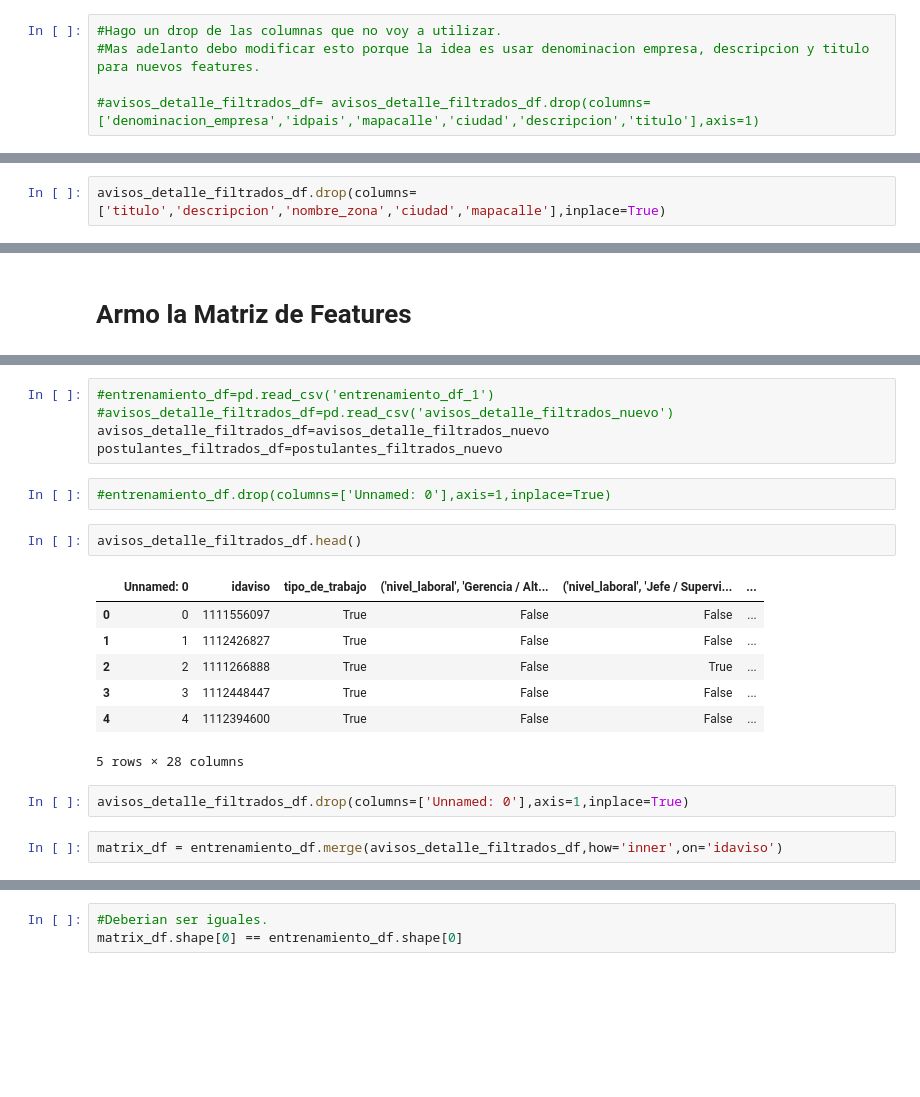
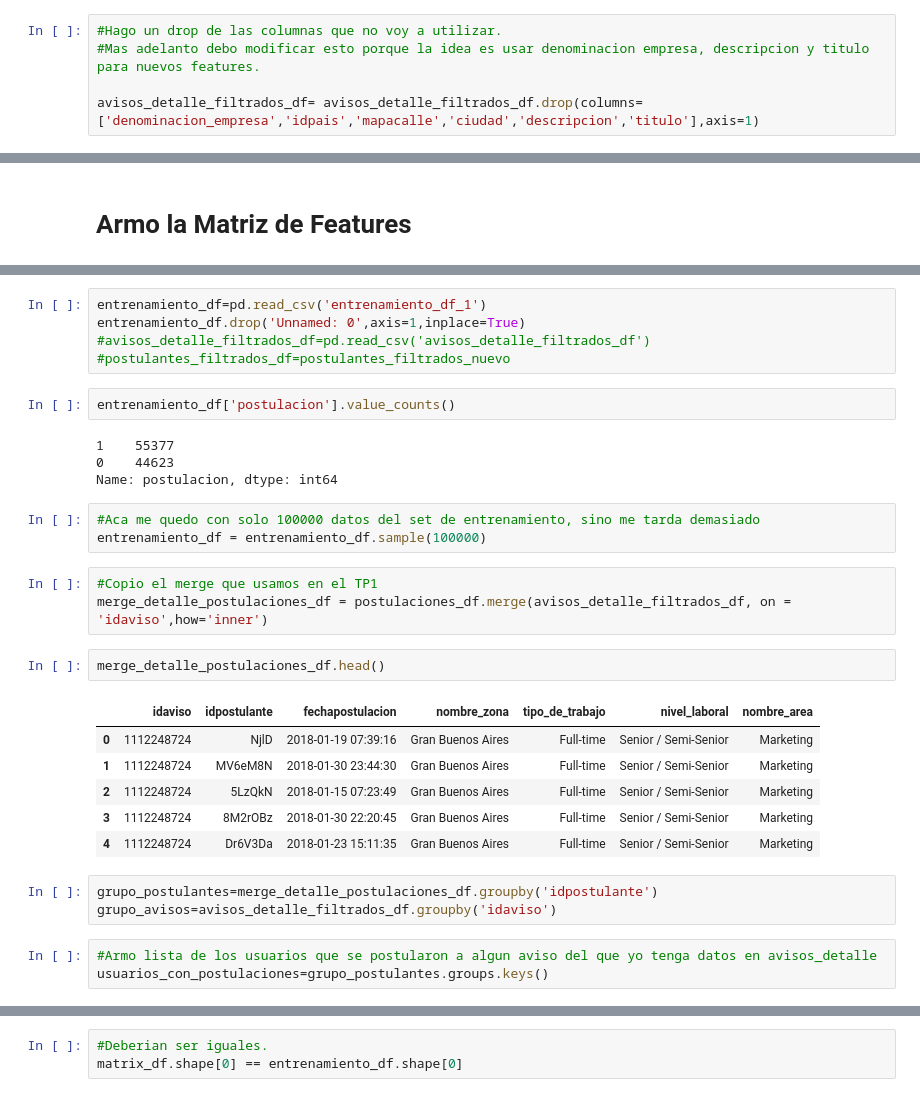
Before and after one commit to Andivisciglio/TP2-OrganizacionDeDatos-Grupo28, a Jupyter notebook: TP2-provisorio.ipynb, the cells around one changed output, grey strips where cells are left out. Cells and saved outputs as stored; diff of their text form; blank space fills up the shorter version.

```diff
--- a/TP2-provisorio.ipynb
+++ b/TP2-provisorio.ipynb
@@ -384,7 +384,7 @@ Hago la conversion de variables categoricas a variables numericas
 #Hago un drop de las columnas que no voy a utilizar.
 #Mas adelanto debo modificar esto porque la idea es usar denominacion empresa, descripcion y titulo para nuevos features.
 
-#avisos_detalle_filtrados_df= avisos_detalle_filtrados_df.drop(columns=['denominacion_empresa','idpais','mapacalle','ciudad','descripcion','titulo'],axis=1)
+avisos_detalle_filtrados_df= avisos_detalle_filtrados_df.drop(columns=['denominacion_empresa','idpais','mapacalle','ciudad','descripcion','titulo'],axis=1)
 # %%
 avisos_detalle_filtrados_df.head()
 # %% [output]
@@ -464,2 +459,0 @@ Hago drop de columnas que por ahora no uso
-# %%
-avisos_detalle_filtrados_df.drop(columns=['titulo','descripcion','nombre_zona','ciudad','mapacalle'],inplace=True)
@@ -1356,21 +693,32 @@ avisos_detalle_df.idaviso.unique().shape
 # %%
-#entrenamiento_df=pd.read_csv('entrenamiento_df_1')
-#avisos_detalle_filtrados_df=pd.read_csv('avisos_detalle_filtrados_nuevo')
-avisos_detalle_filtrados_df=avisos_detalle_filtrados_nuevo
-postulantes_filtrados_df=postulantes_filtrados_nuevo
+entrenamiento_df=pd.read_csv('entrenamiento_df_1')
+entrenamiento_df.drop('Unnamed: 0',axis=1,inplace=True)
+#avisos_detalle_filtrados_df=pd.read_csv('avisos_detalle_filtrados_df')
+#postulantes_filtrados_df=postulantes_filtrados_nuevo
-# %%
-#entrenamiento_df.drop(columns=['Unnamed: 0'],axis=1,inplace=True)
+# %%
+entrenamiento_df['postulacion'].value_counts()
+# %% [output]
+1    55377
+0    44623
+Name: postulacion, dtype: int64
+# %%
+#Aca me quedo con solo 100000 datos del set de entrenamiento, sino me tarda demasiado
+entrenamiento_df = entrenamiento_df.sample(100000)
+# %%
+#Copio el merge que usamos en el TP1
+merge_detalle_postulaciones_df = postulaciones_df.merge(avisos_detalle_filtrados_df, on = 'idaviso',how='inner')
 # %%
-avisos_detalle_filtrados_df.head()
+merge_detalle_postulaciones_df.head()
 # %% [output]
-|  | Unnamed: 0 | idaviso | tipo_de_trabajo | ('nivel_laboral', 'Gerencia / Alt... | ('nivel_laboral', 'Jefe / Supervi... | ... |
-| 0 | 0 | 1111556097 | True | False | False | ... |
-| 1 | 1 | 1112426827 | True | False | False | ... |
-| 2 | 2 | 1111266888 | True | False | True | ... |
-| 3 | 3 | 1112448447 | True | False | False | ... |
-| 4 | 4 | 1112394600 | True | False | False | ... |
+|  | idaviso | idpostulante | fechapostulacion | nombre_zona | tipo_de_trabajo | nivel_laboral | nombre_area |
+| 0 | 1112248724 | NjlD | 2018-01-19 07:39:16 | Gran Buenos Aires | Full-time | Senior / Semi-Senior | Marketing |
+| 1 | 1112248724 | MV6eM8N | 2018-01-30 23:44:30 | Gran Buenos Aires | Full-time | Senior / Semi-Senior | Marketing |
+| 2 | 1112248724 | 5LzQkN | 2018-01-15 07:23:49 | Gran Buenos Aires | Full-time | Senior / Semi-Senior | Marketing |
+| 3 | 1112248724 | 8M2rOBz | 2018-01-30 22:20:45 | Gran Buenos Aires | Full-time | Senior / Semi-Senior | Marketing |
+| 4 | 1112248724 | Dr6V3Da | 2018-01-23 15:11:35 | Gran Buenos Aires | Full-time | Senior / Semi-Senior | Marketing |
-5 rows × 28 columns
-# %%
-avisos_detalle_filtrados_df.drop(columns=['Unnamed: 0'],axis=1,inplace=True)
-# %%
-matrix_df = entrenamiento_df.merge(avisos_detalle_filtrados_df,how='inner',on='idaviso')
+# %%
+grupo_postulantes=merge_detalle_postulaciones_df.groupby('idpostulante')
+grupo_avisos=avisos_detalle_filtrados_df.groupby('idaviso')
+# %%
+#Armo lista de los usuarios que se postularon a algun aviso del que yo tenga datos en avisos_detalle
+usuarios_con_postulaciones=grupo_postulantes.groups.keys()
```
Also changed, not shown: parts of 182 cells of this notebook.
